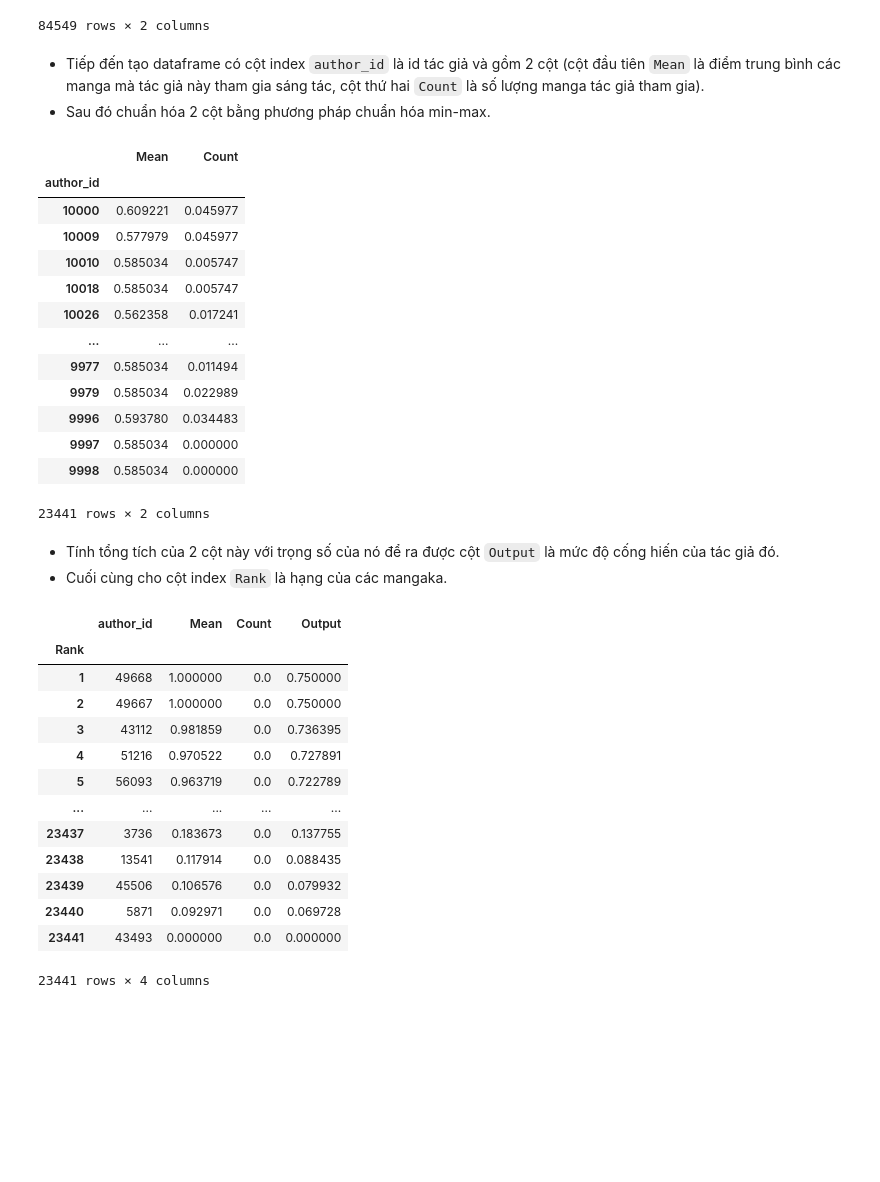
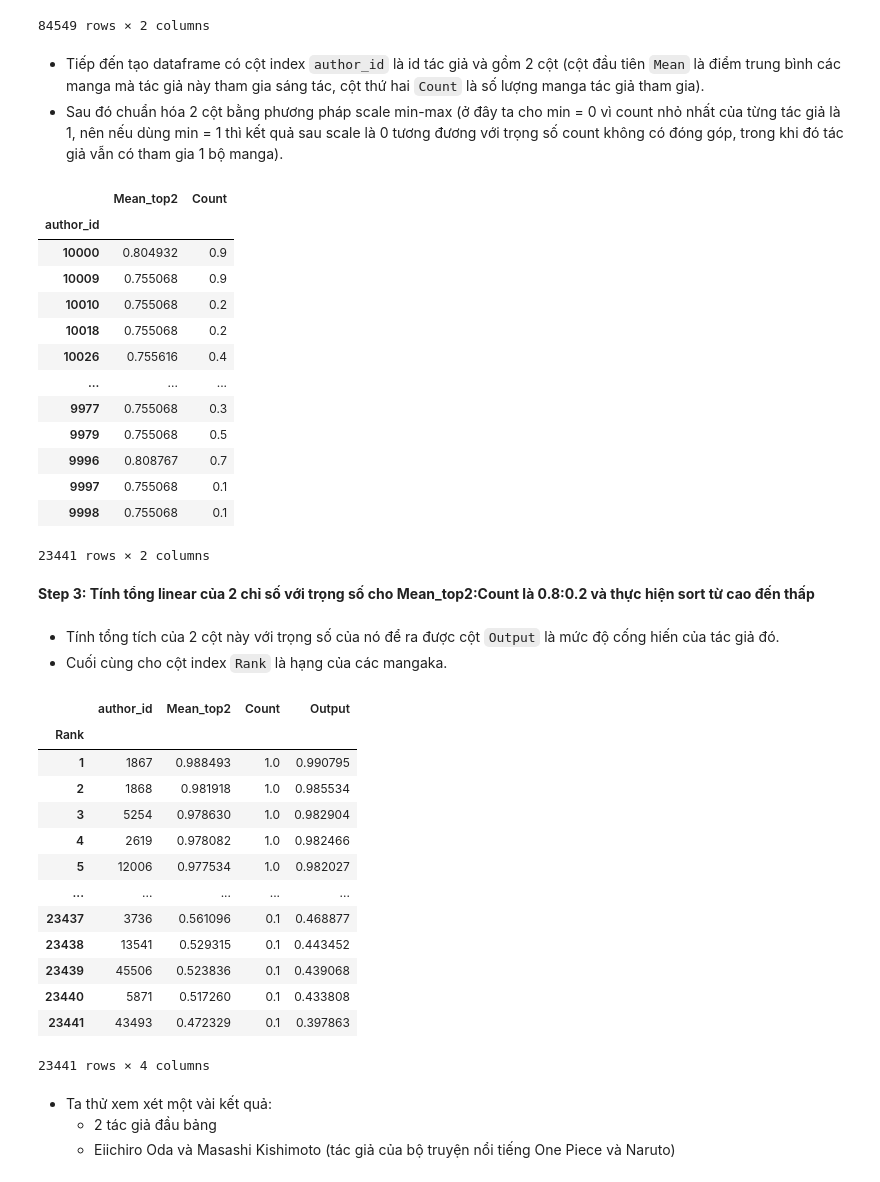
Before and after one commit to lengoctuong/Prj-Manga-Dataset_Programming4DS, a Jupyter notebook: 03_Asking-Questions-and-Analyzing.ipynb, the cells around one changed output. Drawn from its saved outputs; the diff is of its cells as text; code cells hidden in the pictures; blank space fills up the shorter version.

```diff
--- a/03_Asking-Questions-and-Analyzing.ipynb
+++ b/03_Asking-Questions-and-Analyzing.ipynb
@@ -522,9 +524,9 @@ def first(lst):
 
 str_author_sr = manga_df['authors'].explode().apply(lambda col: str(col))
 author_id_sr = str_author_sr.str.findall(r'[0-9]+').apply(first)
-q3_df = author_id_sr.to_frame().reset_index()
-q3_df.columns = ['manga_index', 'author_id']
-q3_df
+manga_author_df = author_id_sr.to_frame().reset_index()
+manga_author_df.columns = ['manga_index', 'author_id']
+manga_author_df
 # %% [output]
 |  | manga_index | author_id |
 | 0 | 0 | 1868 |
@@ -543,6 +547,7 @@ q3_df
 - Từ đó dựa vào `manga_index` để lấy ra `score` của manga đó, được dataframe cũng gồm 2 cột (cột đầu tiên là id của tác giả, cột thứ hai là `score` của manga mà tác giả đó tham gia).
 - Id của tác giả có thể lặp lại nếu như tác giả đó tham gia sáng tác nhiều manga.
 # %%
+q3_df = manga_author_df.copy()
 q3_df['manga_score'] = manga_df.loc[q3_df['manga_index']]['score'].reset_index()['score']
 q3_df = q3_df.drop(columns=['manga_index'])
 q3_df = q3_df[~q3_df['author_id'].isna()]
@@ -564,47 +569,54 @@ q3_df
 84549 rows × 2 columns
 # %% [markdown]
 - Tiếp đến tạo dataframe có cột index `author_id` là id tác giả và gồm 2 cột (cột đầu tiên `Mean` là điểm trung bình các manga mà tác giả này tham gia sáng tác, cột thứ hai `Count` là số lượng manga tác giả tham gia).
-- Sau đó chuẩn hóa 2 cột bằng phương pháp chuẩn hóa min-max.
+- Sau đó chuẩn hóa 2 cột bằng phương pháp scale min-max (ở đây ta cho min = 0 vì count nhỏ nhất của từng tác giả là 1, nên nếu dùng min = 1 thì kết quả sau scale là 0 tương đương với trọng số count không có đóng góp, trong khi đó tác giả vẫn có tham gia 1 bộ manga).
 # %%
-q3_df = q3_df.groupby('author_id')['manga_score'].agg(Mean='mean', Count='count')
-q3_df = (q3_df - q3_df.min()) / (q3_df.max() - q3_df.min())
+q3_df = q3_df.groupby('author_id')['manga_score'].agg(Mean_top2=lambda scores: np.flip(np.sort(scores))[:2].mean(),
+                                                      Count=lambda scores: scores.size if scores.size < 10 else 10)
+q3_df = (q3_df - 0) / (q3_df.max() - 0)
 q3_df
 # %% [output]
-|  | Mean | Count |
+|  | Mean_top2 | Count |
 | author_id |  |  |
-| 10000 | 0.609221 | 0.045977 |
-| 10009 | 0.577979 | 0.045977 |
-| 10010 | 0.585034 | 0.005747 |
-| 10018 | 0.585034 | 0.005747 |
-| 10026 | 0.562358 | 0.017241 |
+| 10000 | 0.804932 | 0.9 |
+| 10009 | 0.755068 | 0.9 |
+| 10010 | 0.755068 | 0.2 |
+| 10018 | 0.755068 | 0.2 |
+| 10026 | 0.755616 | 0.4 |
 | ... | ... | ... |
-| 9977 | 0.585034 | 0.011494 |
-| 9979 | 0.585034 | 0.022989 |
-| 9996 | 0.593780 | 0.034483 |
-| 9997 | 0.585034 | 0.000000 |
-| 9998 | 0.585034 | 0.000000 |
+| 9977 | 0.755068 | 0.3 |
+| 9979 | 0.755068 | 0.5 |
+| 9996 | 0.808767 | 0.7 |
+| 9997 | 0.755068 | 0.1 |
+| 9998 | 0.755068 | 0.1 |
 23441 rows × 2 columns
+# %% [markdown]
+**Step 3: Tính tổng linear của 2 chỉ số với trọng số cho Mean_top2:Count là 0.8:0.2 và thực hiện sort từ cao đến thấp**
 # %% [markdown]
 - Tính tổng tích của 2 cột này với trọng số của nó để ra được cột `Output` là mức độ cống hiến của tác giả đó.
 - Cuối cùng cho cột index `Rank` là hạng của các mangaka.
 # %%
-q3_df['Output'] = q3_df['Mean'] * 0.75 + q3_df['Count'] * 0.25
+q3_df['Output'] = q3_df['Mean_top2'] * 0.8 + q3_df['Count'] * 0.2
 q3_df = q3_df.sort_values(by=['Output'], ascending=False).reset_index()
 q3_df.index += 1
 q3_df.index.name = 'Rank'
 q3_df
 # %% [output]
-|  | author_id | Mean | Count | Output |
+|  | author_id | Mean_top2 | Count | Output |
 | Rank |  |  |  |  |
-| 1 | 49668 | 1.000000 | 0.0 | 0.750000 |
-| 2 | 49667 | 1.000000 | 0.0 | 0.750000 |
-| 3 | 43112 | 0.981859 | 0.0 | 0.736395 |
-| 4 | 51216 | 0.970522 | 0.0 | 0.727891 |
-| 5 | 56093 | 0.963719 | 0.0 | 0.722789 |
+| 1 | 1867 | 0.988493 | 1.0 | 0.990795 |
+| 2 | 1868 | 0.981918 | 1.0 | 0.985534 |
+| 3 | 5254 | 0.978630 | 1.0 | 0.982904 |
+| 4 | 2619 | 0.978082 | 1.0 | 0.982466 |
+| 5 | 12006 | 0.977534 | 1.0 | 0.982027 |
 | ... | ... | ... | ... | ... |
-| 23437 | 3736 | 0.183673 | 0.0 | 0.137755 |
-| 23438 | 13541 | 0.117914 | 0.0 | 0.088435 |
-| 23439 | 45506 | 0.106576 | 0.0 | 0.079932 |
-| 23440 | 5871 | 0.092971 | 0.0 | 0.069728 |
-| 23441 | 43493 | 0.000000 | 0.0 | 0.000000 |
+| 23437 | 3736 | 0.561096 | 0.1 | 0.468877 |
+| 23438 | 13541 | 0.529315 | 0.1 | 0.443452 |
+| 23439 | 45506 | 0.523836 | 0.1 | 0.439068 |
+| 23440 | 5871 | 0.517260 | 0.1 | 0.433808 |
+| 23441 | 43493 | 0.472329 | 0.1 | 0.397863 |
 23441 rows × 4 columns
+# %% [markdown]
+- Ta thử xem xét một vài kết quả:
+    - 2 tác giả đầu bảng
+    - Eiichiro Oda và Masashi Kishimoto (tác giả của bộ truyện nổi tiếng One Piece và Naruto)
```
Also changed, not shown: parts of 9 cells of this notebook.
